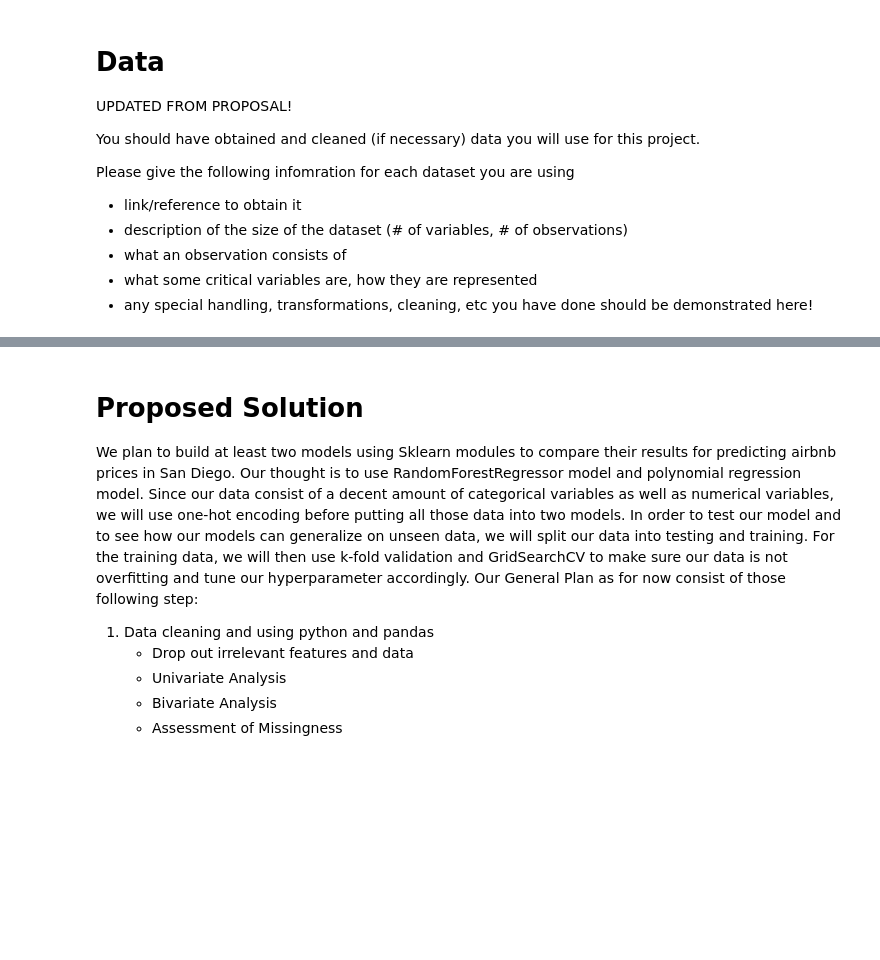
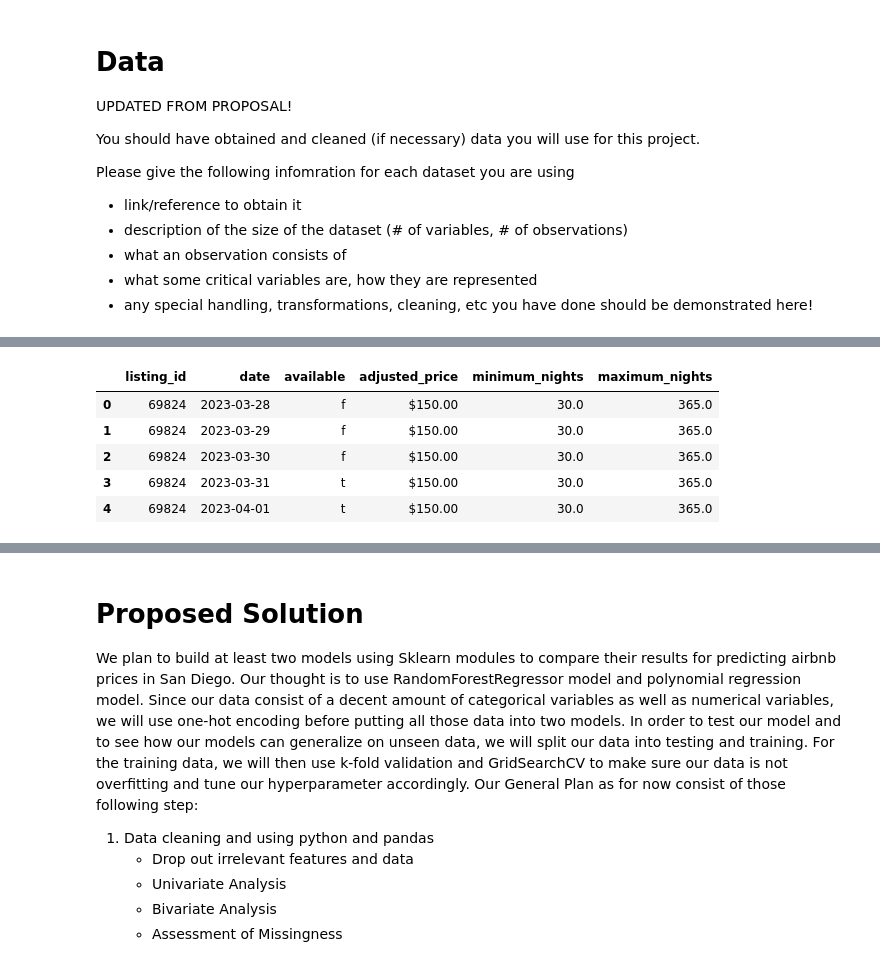
Before and after one commit to COGS118A/Group004-SP23, a Jupyter notebook: Checkpoint_Group004-SP23.ipynb, the cells around one changed output, grey strips where cells are left out. Cells and saved outputs as stored; diff of their text form; code cells hidden in the pictures; blank space fills up the shorter version.

```diff
--- a/Checkpoint_Group004-SP23.ipynb
+++ b/Checkpoint_Group004-SP23.ipynb
@@ -37,0 +96,9 @@ Please give the following infomration for each dataset you are using
+# %%
+featured_calendar.head()
+# %% [output]
+|  | listing_id | date | available | adjusted_price | minimum_nights | maximum_nights |
+| 0 | 69824 | 2023-03-28 | f | $150.00 | 30.0 | 365.0 |
+| 1 | 69824 | 2023-03-29 | f | $150.00 | 30.0 | 365.0 |
+| 2 | 69824 | 2023-03-30 | f | $150.00 | 30.0 | 365.0 |
+| 3 | 69824 | 2023-03-31 | t | $150.00 | 30.0 | 365.0 |
+| 4 | 69824 | 2023-04-01 | t | $150.00 | 30.0 | 365.0 |
```
Also changed, not shown: parts of 17 cells of this notebook, 2 other files.
